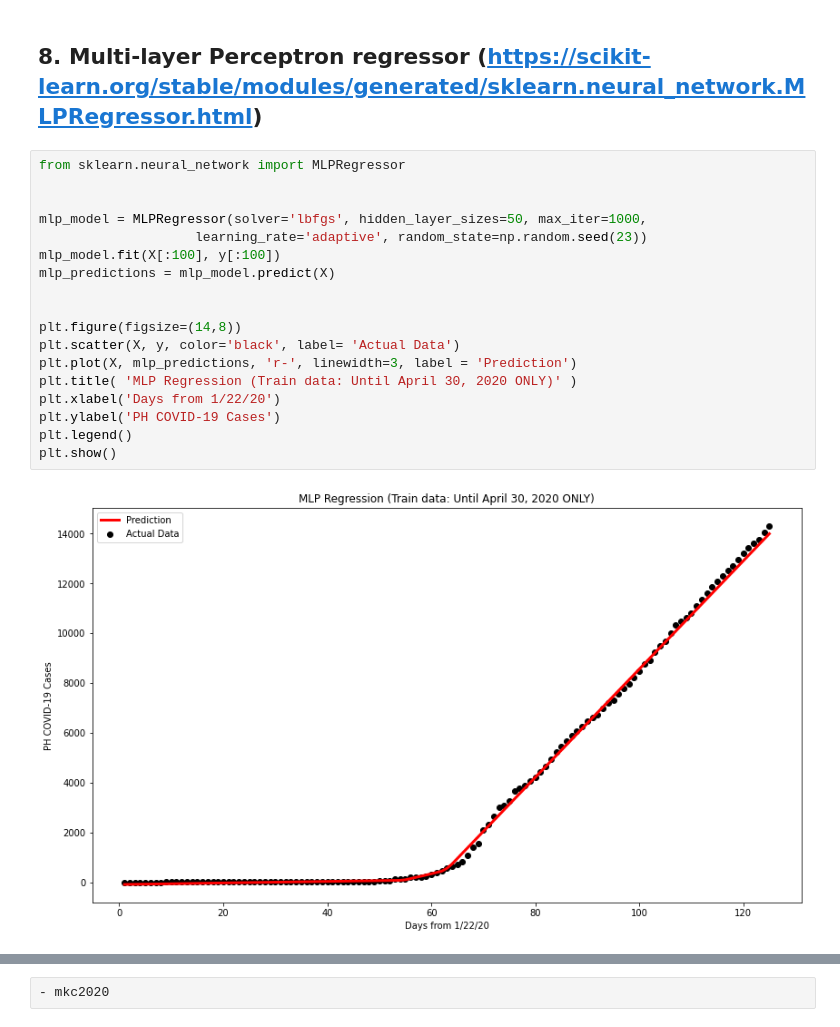
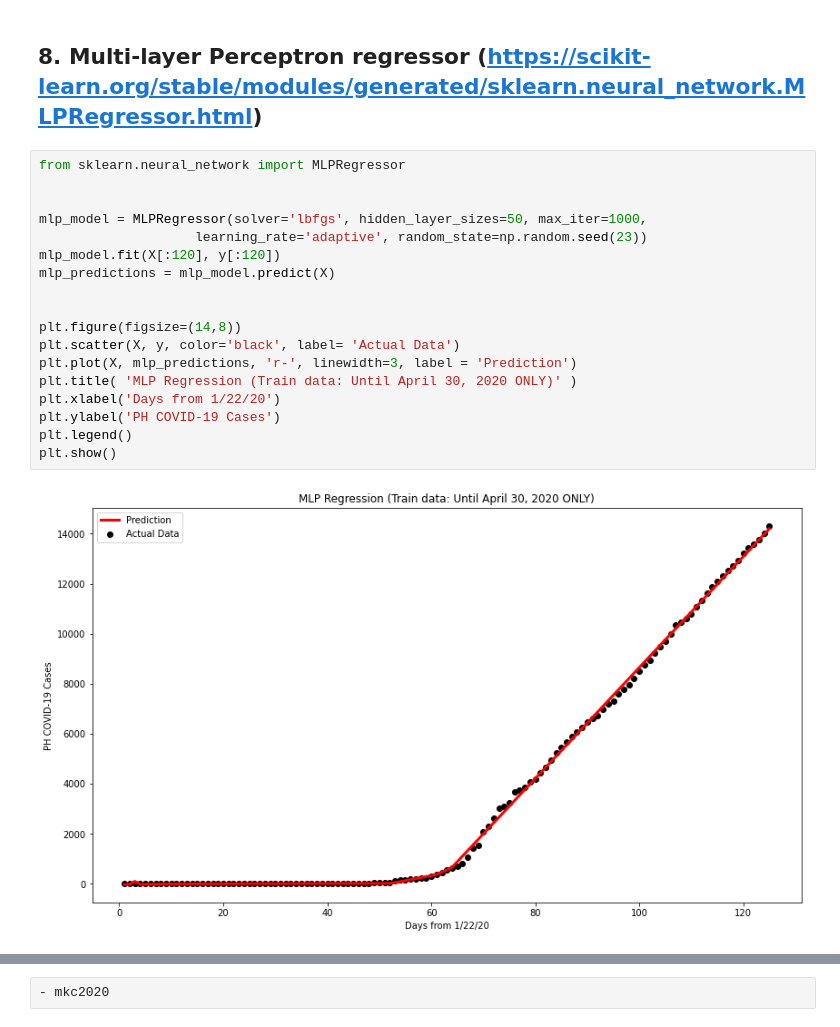
Before and after one commit to melvincabatuan/COVID_Notebooks, a Jupyter notebook: COVID19-Simple-Forecast.ipynb, the cells around one changed output, grey strips where cells are left out. Saved outputs shown, nothing was run; the diff lists cells and outputs as text.

```diff
--- a/COVID19-Simple-Forecast.ipynb
+++ b/COVID19-Simple-Forecast.ipynb
@@ -456,22 +456,22 @@ array([['5/1/20', 8772, 8822.0],
 # %%
 from sklearn.neural_network import MLPRegressor
 
 
 mlp_model = MLPRegressor(solver='lbfgs', hidden_layer_sizes=50, max_iter=1000,
                     learning_rate='adaptive', random_state=np.random.seed(23))
-mlp_model.fit(X[:100], y[:100])
+mlp_model.fit(X[:120], y[:120])
 mlp_predictions = mlp_model.predict(X)
 
 
 plt.figure(figsize=(14,8))
 plt.scatter(X, y, color='black', label= 'Actual Data')
 plt.plot(X, mlp_predictions, 'r-', linewidth=3, label = 'Prediction')
 plt.title( 'MLP Regression (Train data: Until April 30, 2020 ONLY)' )
 plt.xlabel('Days from 1/22/20')
 plt.ylabel('PH COVID-19 Cases')
 plt.legend()
 plt.show()
 # %% [output]
-[figure, old version]
+[figure, new version]
 # %%
 print('       Date ', 'Actual_Cases', 'Predictions')
```
Also changed, not shown: parts of 7 cells of this notebook.
